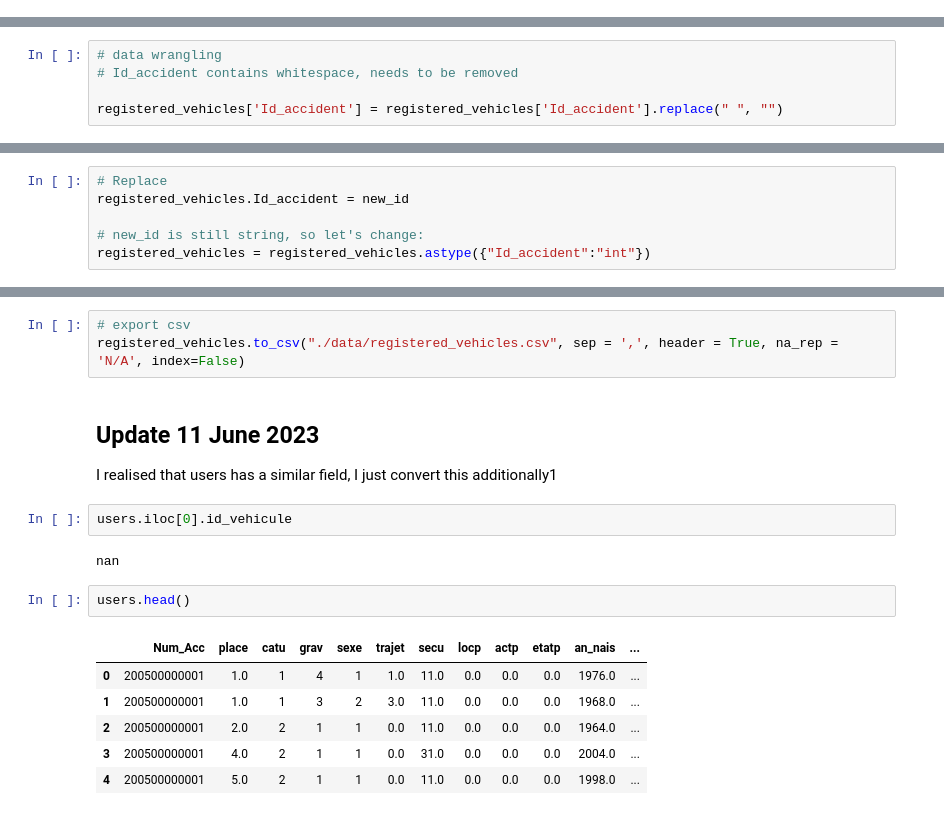
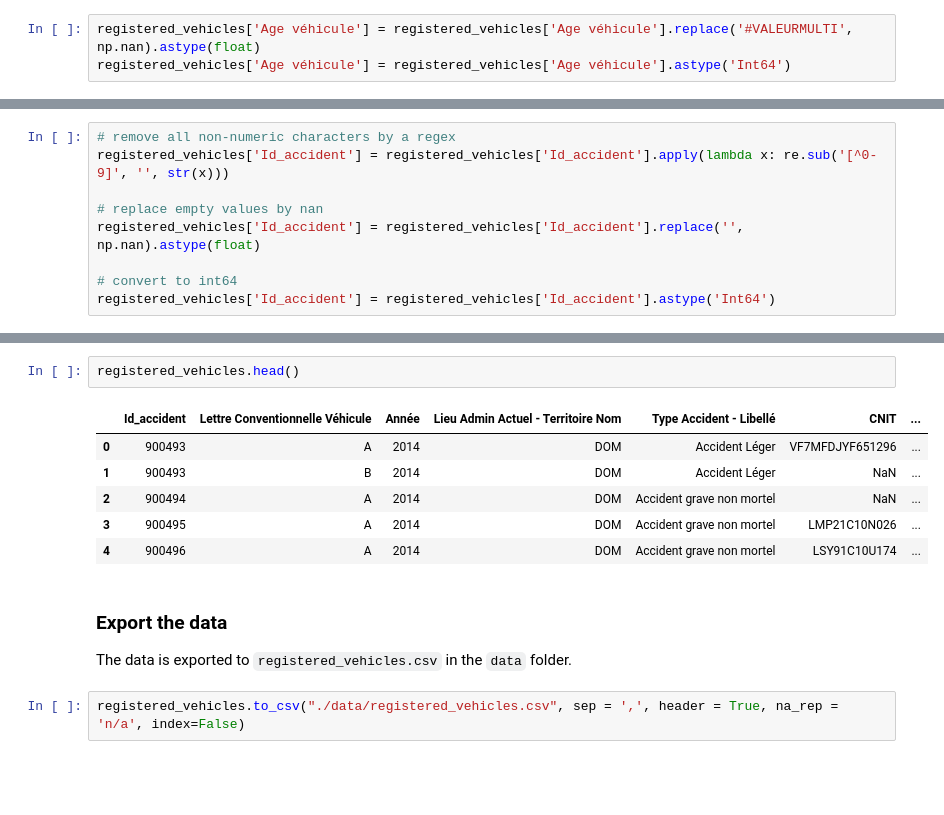
Before and after one commit to tiagoru/Road_accidents_france, a Jupyter notebook: raw_data_import.ipynb, the cells around one changed output, grey strips where cells are left out. Drawn from its saved outputs; the diff is of its cells as text; blank space fills up the shorter version.

```diff
--- a/raw_data_import.ipynb
+++ b/raw_data_import.ipynb
@@ -196,3 +454,6 @@ registered_vehicles.head()
+# %%
+registered_vehicles['Age véhicule'] = registered_vehicles['Age véhicule'].replace('#VALEURMULTI', np.nan).astype(float)
+registered_vehicles['Age véhicule'] = registered_vehicles['Age véhicule'].astype('Int64')
 # %%
 registered_vehicles.info()
 # %% [output]
@@ -215,5 +475,0 @@ memory usage: 91.6+ MB
-# %%
-# data wrangling
-# Id_accident contains whitespace, needs to be removed
-
-registered_vehicles['Id_accident'] = registered_vehicles['Id_accident'].replace(" ", "")
@@ -253,6 +475,0 @@ for i in range(0, len(registered_vehicles)):
-# %%
-# Replace
-registered_vehicles.Id_accident = new_id
-
-# new_id is still string, so let's change:
-registered_vehicles = registered_vehicles.astype({"Id_accident":"int"})
@@ -268,3 +478,12 @@ vehicles.head()
+# %%
+# remove all non-numeric characters by a regex
+registered_vehicles['Id_accident'] = registered_vehicles['Id_accident'].apply(lambda x: re.sub('[^0-9]', '', str(x)))
+
+# replace empty values by nan
+registered_vehicles['Id_accident'] = registered_vehicles['Id_accident'].replace('', np.nan).astype(float)
+
+# convert to int64
+registered_vehicles['Id_accident'] = registered_vehicles['Id_accident'].astype('Int64')
 # %%
 registered_vehicles.info()
 # %% [output]
@@ -287,19 +506,14 @@ memory usage: 87.0+ MB
+# %%
+registered_vehicles.head()
+# %% [output]
+|  | Id_accident | Lettre Conventionnelle Véhicule | Année | Lieu Admin Actuel - Territoire Nom | Type Accident - Libellé | CNIT | ... |
+| 0 | 900493 | A | 2014 | DOM | Accident Léger | VF7MFDJYF651296 | ... |
+| 1 | 900493 | B | 2014 | DOM | Accident Léger | NaN | ... |
+| 2 | 900494 | A | 2014 | DOM | Accident grave non mortel | NaN | ... |
+| 3 | 900495 | A | 2014 | DOM | Accident grave non mortel | LMP21C10N026 | ... |
+| 4 | 900496 | A | 2014 | DOM | Accident grave non mortel | LSY91C10U174 | ... |
+# %% [markdown]
+### Export the data
+The data is exported to `registered_vehicles.csv` in the `data` folder.
 # %%
-# export csv
-registered_vehicles.to_csv("./data/registered_vehicles.csv", sep = ',', header = True, na_rep = 'N/A', index=False)
+registered_vehicles.to_csv("./data/registered_vehicles.csv", sep = ',', header = True, na_rep = 'n/a', index=False)
-# %% [markdown]
-## Update 11 June 2023
-I realised that users has a similar field, I just convert this additionally1
-# %%
-users.iloc[0].id_vehicule
-# %% [output]
-nan
-# %%
-users.head()
-# %% [output]
-|  | Num_Acc | place | catu | grav | sexe | trajet | secu | locp | actp | etatp | an_nais | ... |
-| 0 | 200500000001 | 1.0 | 1 | 4 | 1 | 1.0 | 11.0 | 0.0 | 0.0 | 0.0 | 1976.0 | ... |
-| 1 | 200500000001 | 1.0 | 1 | 3 | 2 | 3.0 | 11.0 | 0.0 | 0.0 | 0.0 | 1968.0 | ... |
-| 2 | 200500000001 | 2.0 | 2 | 1 | 1 | 0.0 | 11.0 | 0.0 | 0.0 | 0.0 | 1964.0 | ... |
-| 3 | 200500000001 | 4.0 | 2 | 1 | 1 | 0.0 | 31.0 | 0.0 | 0.0 | 0.0 | 2004.0 | ... |
-| 4 | 200500000001 | 5.0 | 2 | 1 | 1 | 0.0 | 11.0 | 0.0 | 0.0 | 0.0 | 1998.0 | ... |
```
Also changed, not shown: parts of 62 cells of this notebook, 5 other files.
